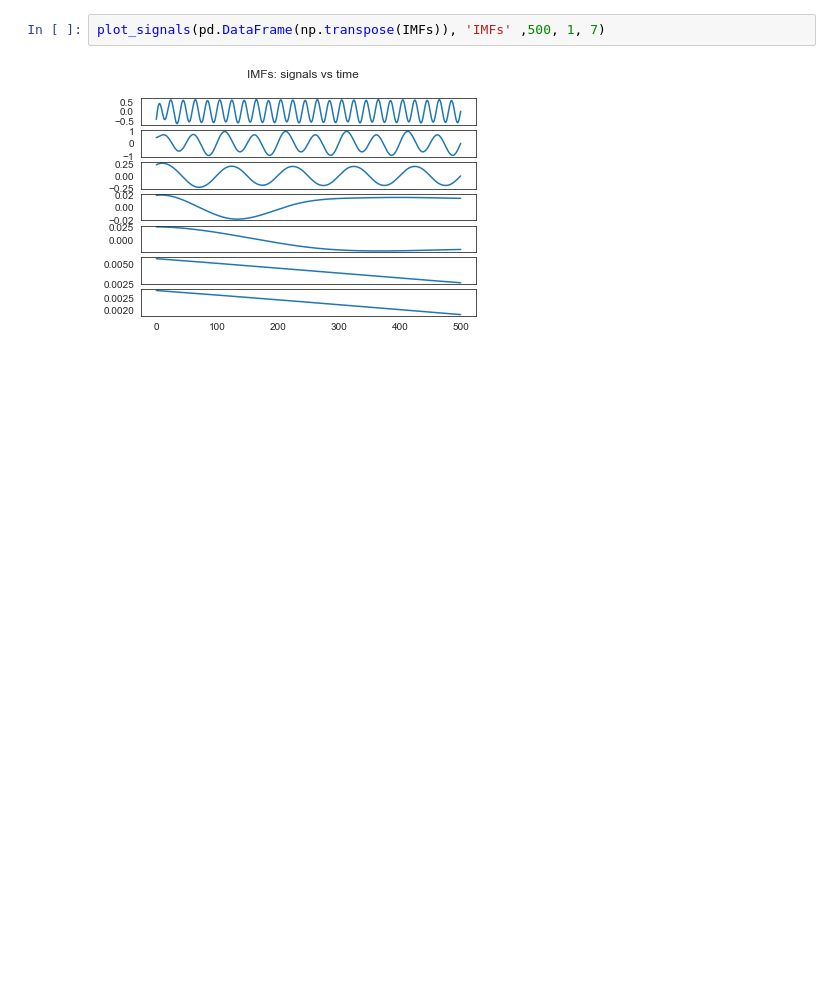
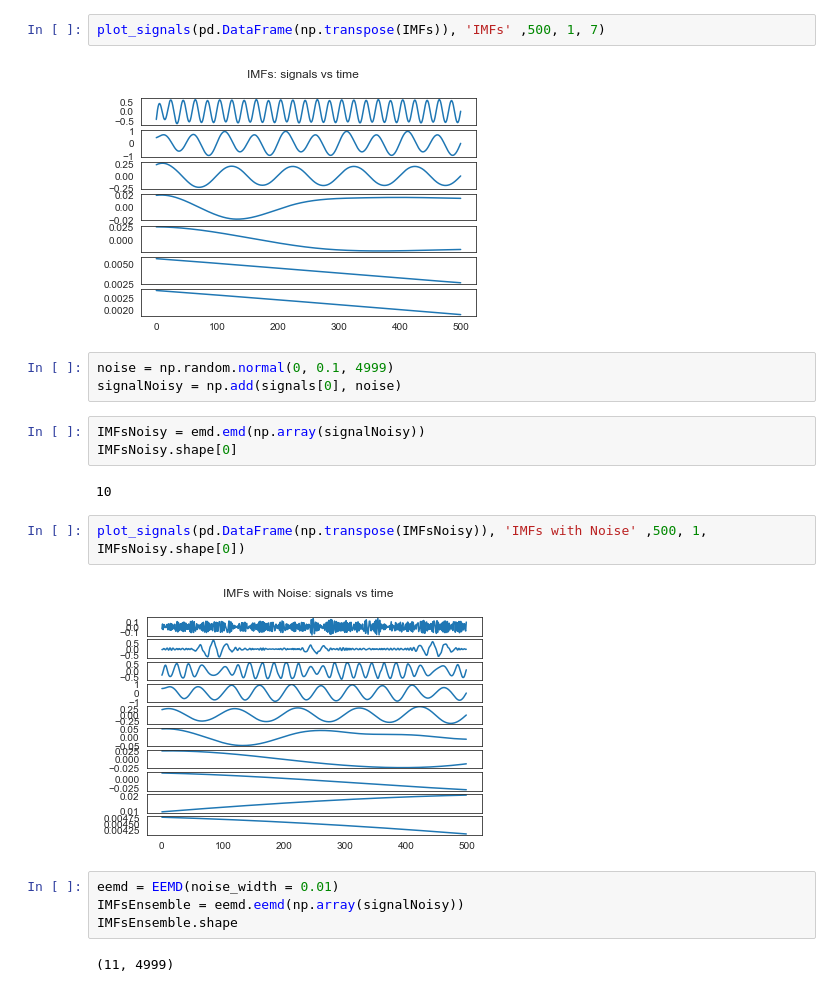
Before and after one commit to Johannes-Gross/ML1_Repo, a Jupyter notebook: Sheet4/EMD.ipynb, the cells around one changed output. Cells and saved outputs as stored; diff of their text form; blank space fills up the shorter version.

```diff
--- a/Sheet4/EMD.ipynb
+++ b/Sheet4/EMD.ipynb
@@ -47,3 +48,21 @@ IMFs.shape
 plot_signals(pd.DataFrame(np.transpose(IMFs)), 'IMFs' ,500, 1, 7)
 # %% [output]
 [figure]
+# %%
+noise = np.random.normal(0, 0.1, 4999)
+signalNoisy = np.add(signals[0], noise)
+# %%
+IMFsNoisy = emd.emd(np.array(signalNoisy))
+IMFsNoisy.shape[0]
+# %% [output]
+10
+# %%
+plot_signals(pd.DataFrame(np.transpose(IMFsNoisy)), 'IMFs with Noise' ,500, 1, IMFsNoisy.shape[0])
+# %% [output]
+[figure, added]
+# %%
+eemd = EEMD(noise_width = 0.01)
+IMFsEnsemble = eemd.eemd(np.array(signalNoisy))
+IMFsEnsemble.shape
+# %% [output]
+(11, 4999)
```
Also changed, not shown: parts of 4 cells of this notebook.
